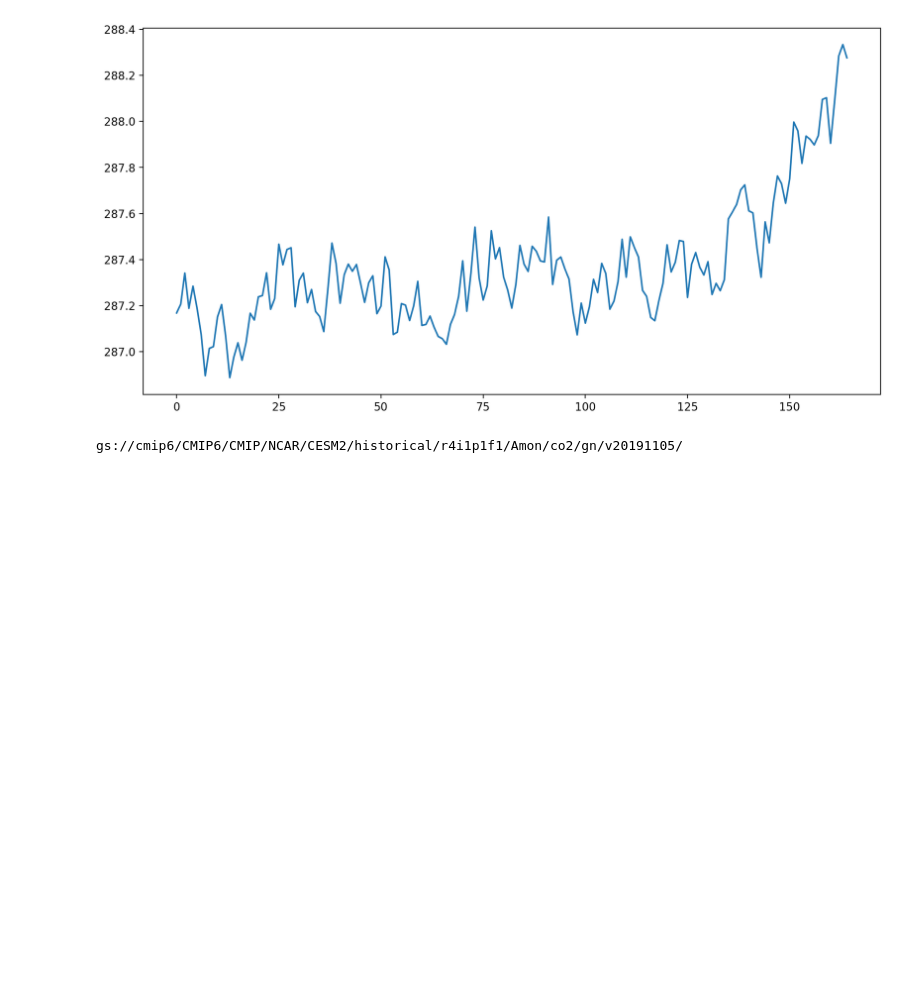
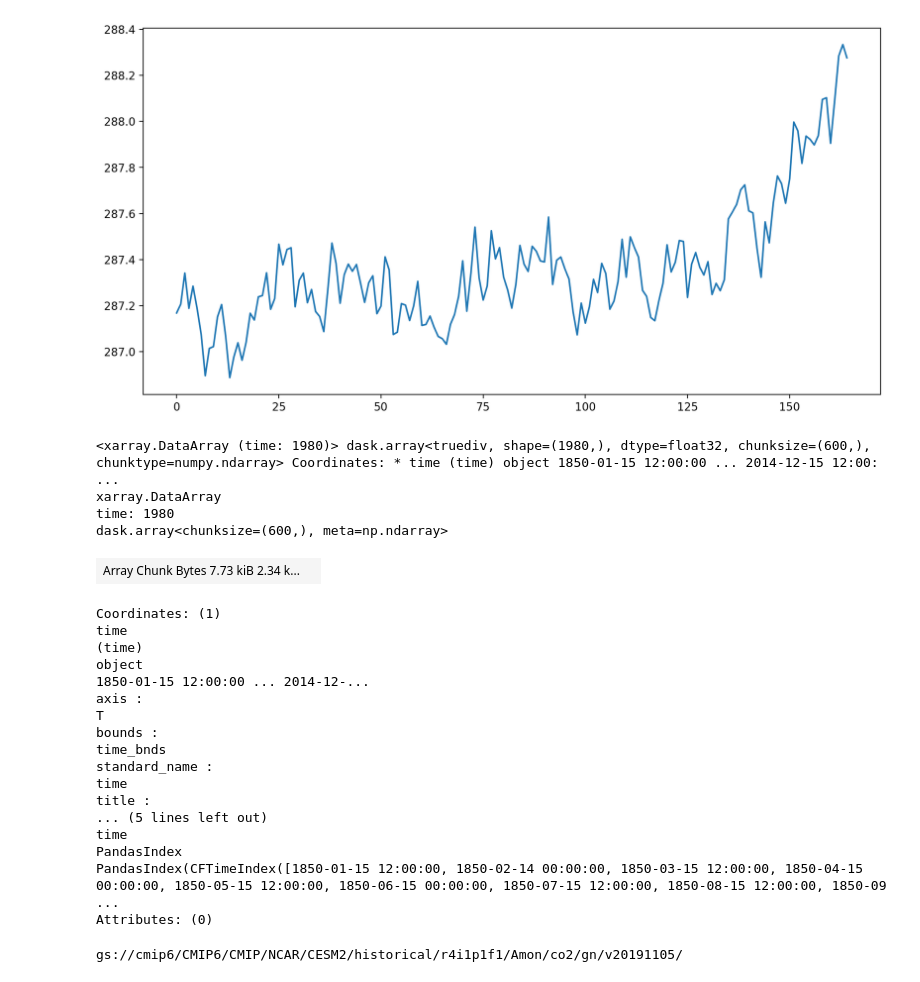
Before and after one commit to TimZzm/Graduate_research, a Jupyter notebook: Stage_2_param_est/3_param_est_his.ipynb, the cells around one changed output. Cells and saved outputs as stored; diff of their text form; code cells hidden in the pictures; blank space fills up the shorter version.

```diff
--- a/Stage_2_param_est/3_param_est_his.ipynb
+++ b/Stage_2_param_est/3_param_est_his.ipynb
@@ -183,6 +183,31 @@ plt.plot(year_tas_ts)
 plt.show()
 # %% [output]
 [figure]
+# %%
+tas_timeseries_his
+# %% [output]
+<xarray.DataArray (time: 1980)> dask.array<truediv, shape=(1980,), dtype=float32, chunksize=(600,), chunktype=numpy.ndarray> Coordinates: * time (time) object 1850-01-15 12:00:00 ... 2014-12-15 12:00: ...
+xarray.DataArray
+time: 1980
+dask.array<chunksize=(600,), meta=np.ndarray>
+| Array Chunk Bytes 7.73 kiB 2.34 k... |  |
+Coordinates: (1)
+time
+(time)
+object
+1850-01-15 12:00:00 ... 2014-12-...
+axis :
+T
+bounds :
+time_bnds
+standard_name :
+time
+title :
+... (5 lines left out)
+time
+PandasIndex
+PandasIndex(CFTimeIndex([1850-01-15 12:00:00, 1850-02-14 00:00:00, 1850-03-15 12:00:00, 1850-04-15 00:00:00, 1850-05-15 12:00:00, 1850-06-15 00:00:00, 1850-07-15 12:00:00, 1850-08-15 12:00:00, 1850-09 ...
+Attributes: (0)
 # %%
 df_co2_ncar = df.query("activity_id=='CMIP' & table_id == 'Amon' &  source_id == 'CESM2'  & variable_id == 'co2' & institution_id == 'NCAR'")
 df_co2_ncar_his = df.query("activity_id=='CMIP' & table_id == 'Amon' &  source_id == 'CESM2'  & variable_id == 'co2' & institution_id == 'NCAR' & experiment_id == 'historical'")
```
Also changed, not shown: 12 other files.
